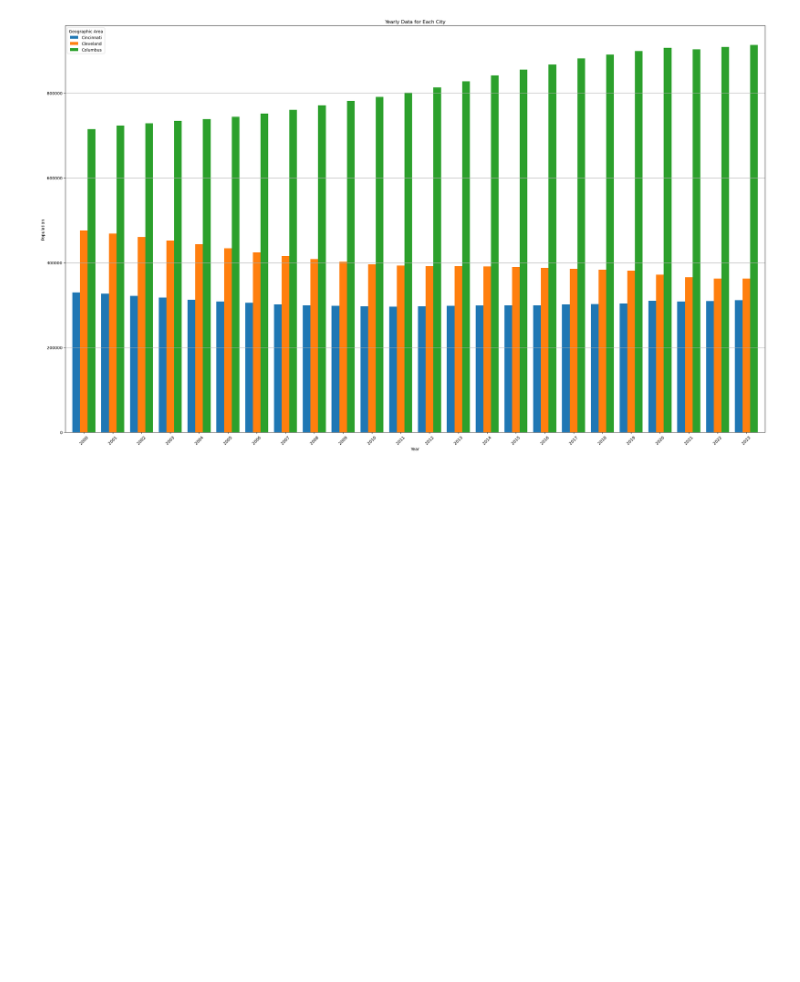
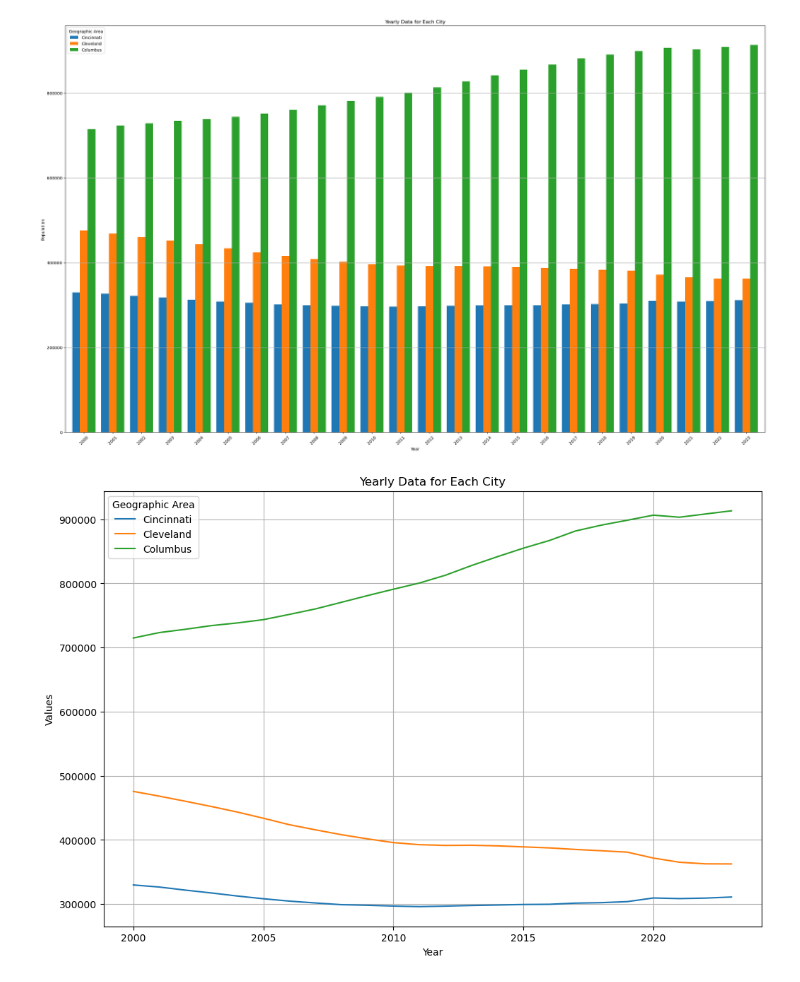
Before and after one commit to brian-campbell/ai-bootcamp-project-1, a Jupyter notebook: project-1-brian.ipynb, the cells around one changed output. Drawn from its saved outputs; the diff is of its cells as text; code cells hidden in the pictures; blank space fills up the shorter version.

Commit message:
Added another graph

```diff
--- a/project-1-brian.ipynb
+++ b/project-1-brian.ipynb
@@ -201,3 +201,14 @@ plt.tight_layout ()
 plt.show ()
 # %% [output]
 [figure]
+# %%
+# Plotting
+df_transposed.plot(kind='line', figsize=(12, 8))
+plt.title('Yearly Data for Each City')
+plt.xlabel('Year')
+plt.ylabel('Population')
+plt.legend(title='Geographic Area')
+plt.grid(True)
+plt.show()
+# %% [output]
+[figure, added]
```
